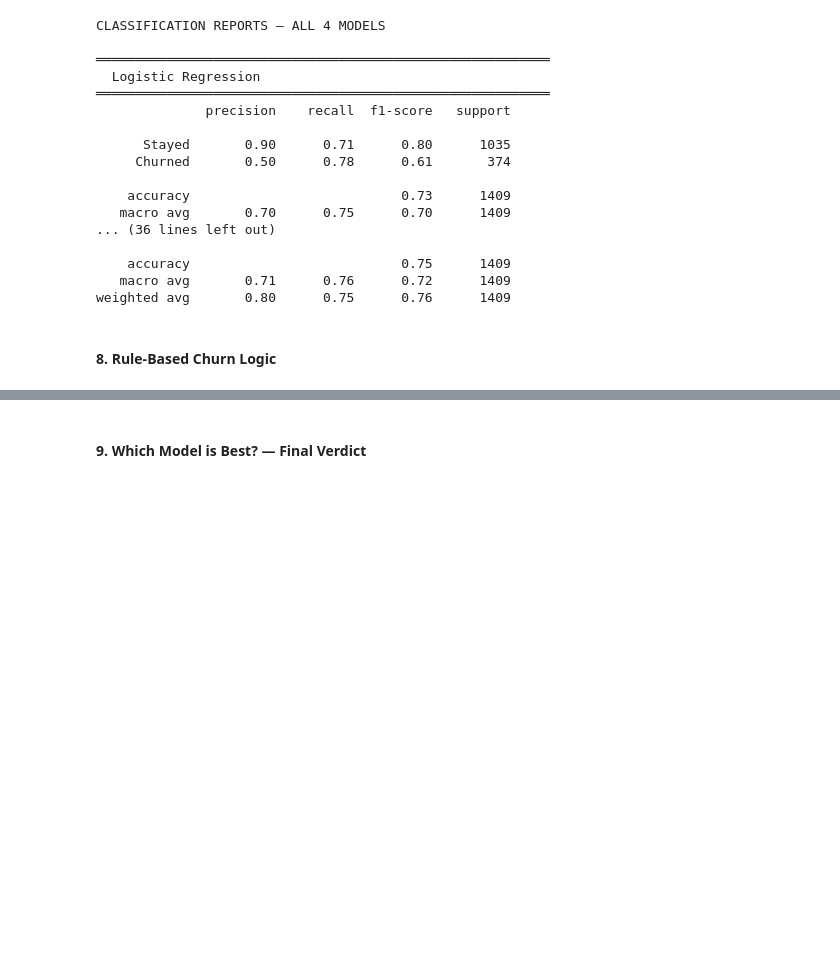
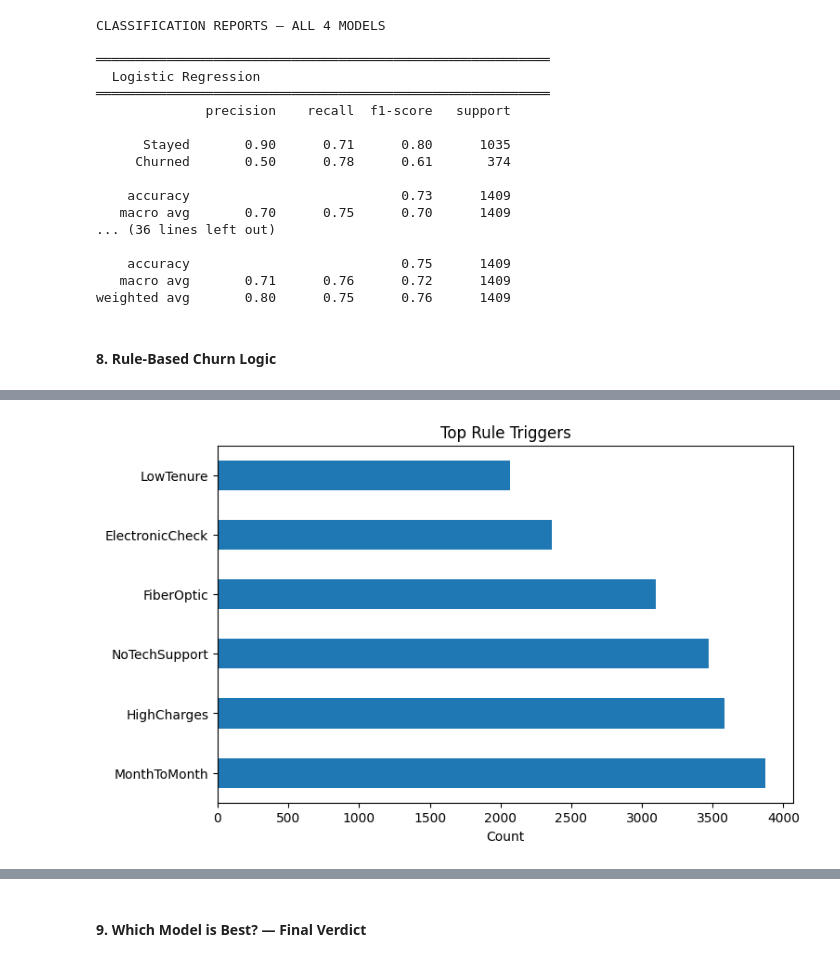
Before and after one commit to Nandhidha30/Churn-Prediction, a Jupyter notebook: predictors.ipynb, the cells around one changed output, grey strips where cells are left out. Cells and saved outputs as stored; diff of their text form; code cells hidden in the pictures; blank space fills up the shorter version.

```diff
--- a/predictors.ipynb
+++ b/predictors.ipynb
@@ -929,0 +938,12 @@ Sample HIGH RISK Customers:
+# %%
+all_flags = '|'.join(df_rules['Risk_Flags']).split('|')
+flag_freq = pd.Series(all_flags).value_counts()
+
+plt.figure(figsize=(8,5))
+flag_freq.head(6).plot(kind='barh')
+
+plt.title("Top Rule Triggers")
+plt.xlabel("Count")
+plt.show()
+# %% [output]
+[figure, added]
```
Also changed, not shown: parts of 15 cells of this notebook, 1 other file.
